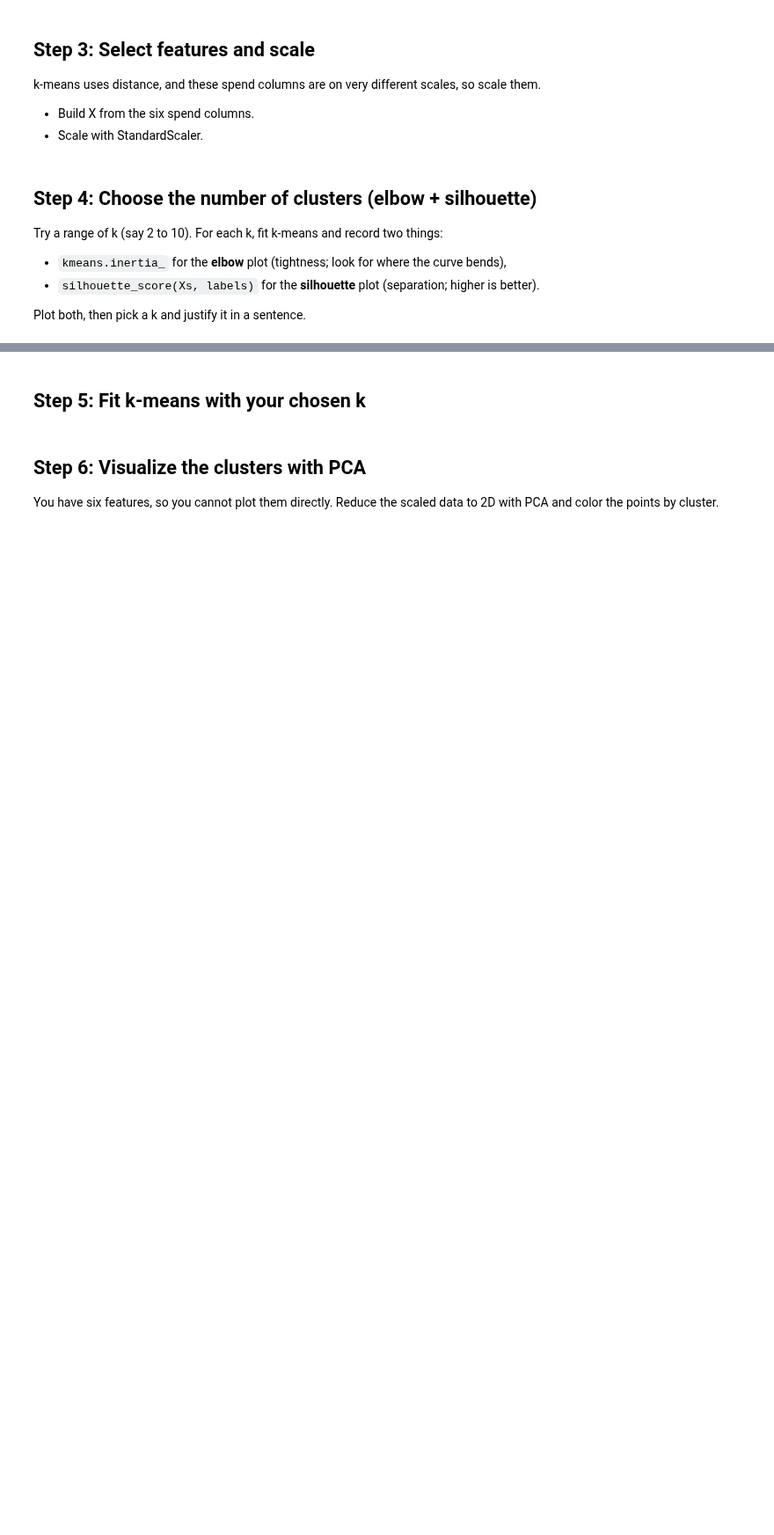
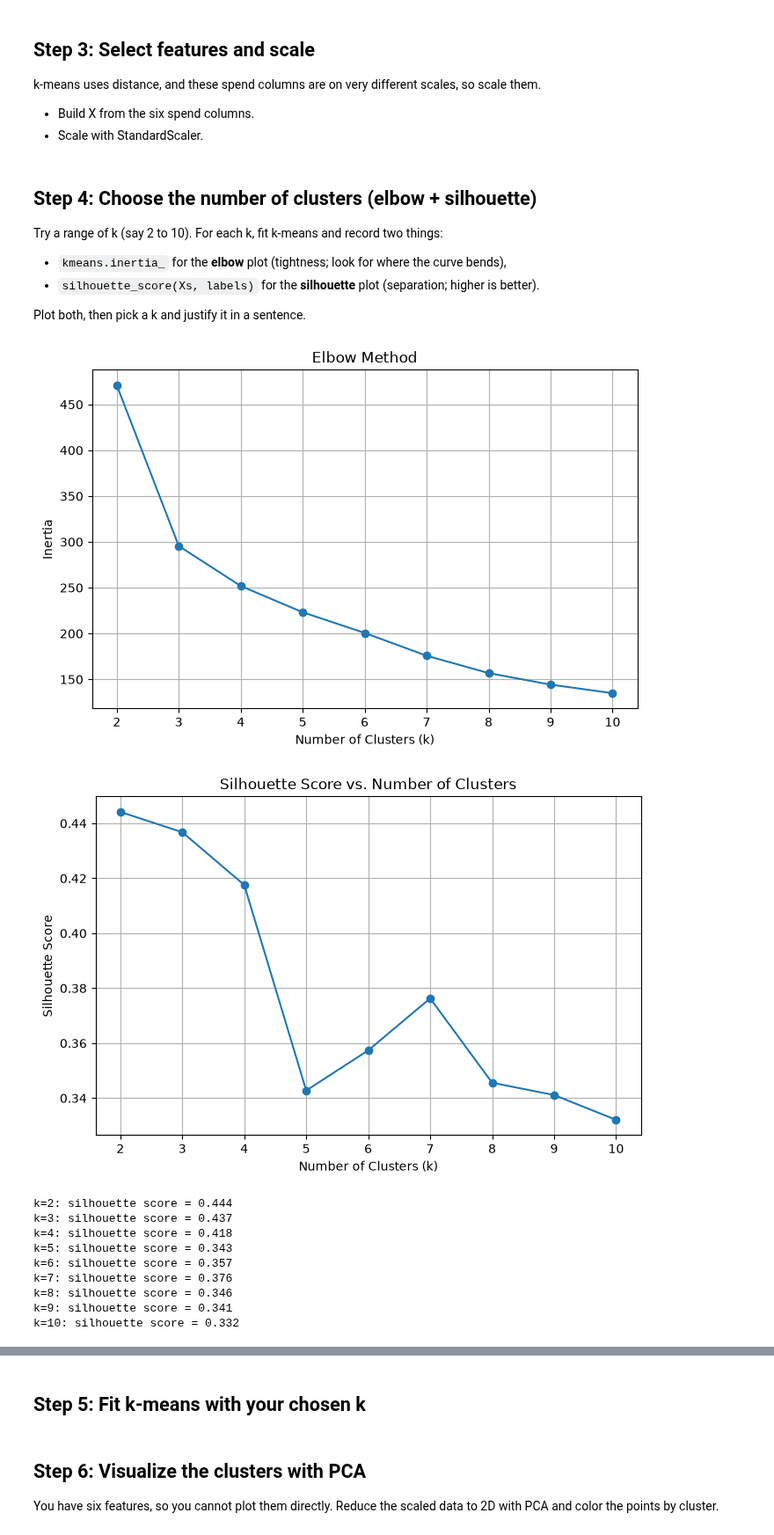
Before and after one commit to SylarJolly/CSCI-4047-800, a Jupyter notebook: Mod08 Clustering/Assignment/clustering_assignment.ipynb, the cells around one changed output, grey strips where cells are left out. Shown at 88% size. Drawn from its saved outputs; the diff is of its cells as text; code cells hidden in the pictures; blank space fills up the shorter version.

```diff
--- a/Mod08 Clustering/Assignment/clustering_assignment.ipynb
+++ b/Mod08 Clustering/Assignment/clustering_assignment.ipynb
@@ -33,7 +33,7 @@ Ready.
 Change the path to the real Wholesale file when you have it.
 # %%
 # GIVEN: load the data
-df = pd.read_csv("wholesale_sample.csv")
+df = pd.read_csv("./wholesale_sample.csv")
 spend_cols = ["Fresh", "Milk", "Grocery", "Frozen", "Detergents_Paper", "Delicassen"]
 df.head()
 # %% [output]
@@ -60,8 +87,9 @@ k-means uses distance, and these spend columns are on very different scales, so
 - Scale with StandardScaler.
 # %%
 # TODO: build X from the spend columns and scale it
-# Hint: X = df[spend_cols].values
-# Hint: Xs = StandardScaler().fit_transform(X)
+
+X = df[spend_cols].values
+Xs = StandardScaler().fit_transform(X)
 # %% [markdown]
 ## Step 4: Choose the number of clusters (elbow + silhouette)
 
@@ -74,13 +102,78 @@ Plot both, then pick a k and justify it in a sentence.
 # %%
 # TODO: loop over k, collect inertia and silhouette, then plot both
 # Hint:
 # ks = range(2, 11)
 # inertias, sils = [], []
 # for k in ks:
 #     km = KMeans(n_clusters=k, random_state=42, n_init=10).fit(Xs)
 #     inertias.append(km.inertia_)
 #     sils.append(silhouette_score(Xs, km.labels_))
 # then make two plots: ks vs inertias, and ks vs sils
+
+ks = range(2, 11)
+inertias, sils = [], []
+for k in ks:
+    km = KMeans(n_clusters=k, random_state=42, n_init=10).fit(Xs)
+    inertias.append(km.inertia_)
+    sils.append(silhouette_score(Xs, km.labels_))
+
+# Elbow plot
+plt.figure(figsize=(8, 5))
+plt.plot(ks, inertias, marker="o")
+plt.xlabel("Number of Clusters (k)")
+plt.ylabel("Inertia")
+plt.title("Elbow Method")
+plt.xticks(list(ks))
+plt.grid(True)
+plt.show()
+
+# Silhouette plot
+plt.figure(figsize=(8, 5))
+plt.plot(ks, sils, marker="o")
+plt.xlabel("Number of Clusters (k)")
+plt.ylabel("Silhouette Score")
+plt.title("Silhouette Score vs. Number of Clusters")
+plt.xticks(list(ks))
+plt.grid(True)
+plt.show()
+
+
+
+
+fig, axes = plt.subplots(1, 2, figsize=(12, 4))
+
+# Elbow plot
+axes[0].plot(ks, inertias, marker="o")
+axes[0].set_title("Elbow Method")
+axes[0].set_xlabel("Number of Clusters (k)")
+axes[0].set_ylabel("Inertia")
+axes[0].set_xticks(ks)
+
+# Silhouette plot
+axes[1].plot(ks, sils, marker="o")
+axes[1].set_title("Silhouette Score")
+axes[1].set_xlabel("Number of Clusters (k)")
+axes[1].set_ylabel("Silhouette Score")
+axes[1].set_xticks(ks)
+
+plt.tight_layout()
+plt.show()
+
+# Show the silhouette scores
+for k, score in zip(ks, sils):
+    print(f"k={k}: silhouette score = {score:.3f}")
+# %% [output]
+[figure, added]
+[figure, added]
+k=2: silhouette score = 0.444
+k=3: silhouette score = 0.437
+k=4: silhouette score = 0.418
+k=5: silhouette score = 0.343
+k=6: silhouette score = 0.357
+k=7: silhouette score = 0.376
+k=8: silhouette score = 0.346
+k=9: silhouette score = 0.341
+k=10: silhouette score = 0.332
 # %% [markdown]
 **Your chosen k and why:**
 
```
Also changed, not shown: parts of 6 cells of this notebook.
